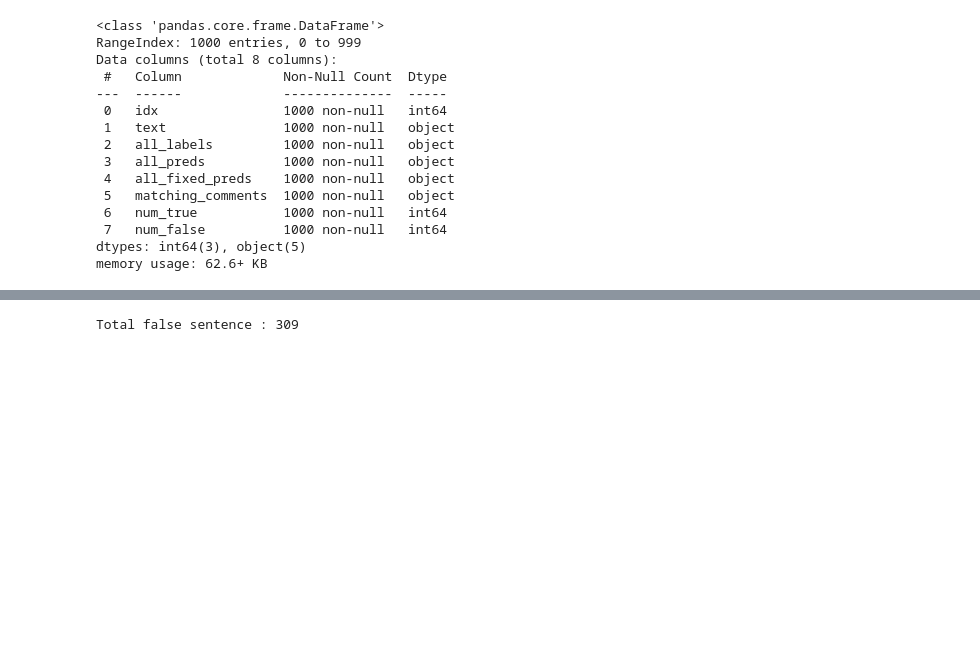
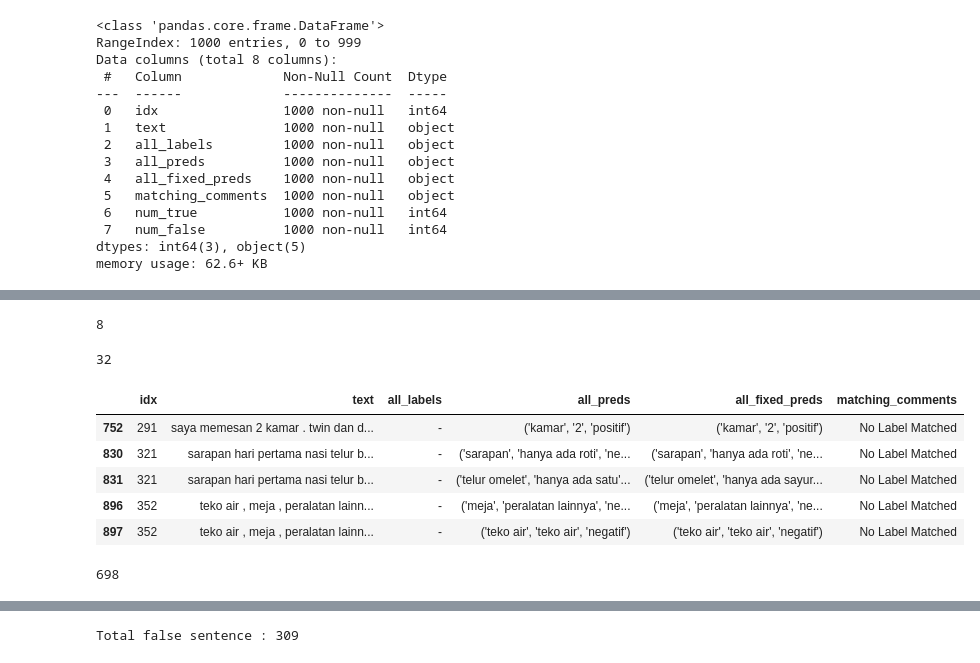
Before and after one commit to William9923/indonesian-aste-generative, a Jupyter notebook: Analysis.ipynb, the cells around one changed output, grey strips where cells are left out. Saved outputs shown, nothing was run; the diff lists cells and outputs as text; code cells hidden in the pictures; blank space fills up the shorter version.

```diff
--- a/Analysis.ipynb
+++ b/Analysis.ipynb
@@ -13,9 +13,10 @@ import pandas as pd
 import pickle
 # %%
 # == Baseline reports ==
-path = "./data/m3/test/triplets.csv"
+path = "./data/analysis/m2/triplets.csv"
 triplets = pd.read_csv(path)
 triplets = triplets.fillna("-")
+triplets = triplets.loc[triplets.matching_comments != "-"]
 triplets.info()
 # %% [output]
 <class 'pandas.core.frame.DataFrame'>
@@ -54,0 +136,29 @@ memory usage: 62.6+ KB
+# %%
+import editdistance
+
+editdistance.eval("tempatnya", "nuwun")
+# %% [output]
+8
+# %%
+len(statement_idx)
+# %% [output]
+32
+# %%
+statement_idx = [292, 318, 322, 334, 353, 355, 364, 404, 429, 452, 468, 472, 556, 568, 653, 681, 701, 712, 757, 764, 772, 780, 784, 799, 834, 847, 892, 912, 922, 975, 979, 980]
+data = triplets.loc[triplets.idx.isin([idx-1 for idx in statement_idx])]
+len(data)
+
+data.to_csv("statement-analysis.csv", index=False)
+
+data.head()
+# %% [output]
+|  | idx | text | all_labels | all_preds | all_fixed_preds | matching_comments |
+| 752 | 291 | saya memesan 2 kamar . twin dan d... | - | ('kamar', '2', 'positif') | ('kamar', '2', 'positif') | No Label Matched |
+| 830 | 321 | sarapan hari pertama nasi telur b... | - | ('sarapan', 'hanya ada roti', 'ne... | ('sarapan', 'hanya ada roti', 'ne... | No Label Matched |
+| 831 | 321 | sarapan hari pertama nasi telur b... | - | ('telur omelet', 'hanya ada satu'... | ('telur omelet', 'hanya ada sayur... | No Label Matched |
+| 896 | 352 | teko air , meja , peralatan lainn... | - | ('meja', 'peralatan lainnya', 'ne... | ('meja', 'peralatan lainnya', 'ne... | No Label Matched |
+| 897 | 352 | teko air , meja , peralatan lainn... | - | ('teko air', 'teko air', 'negatif') | ('teko air', 'teko air', 'negatif') | No Label Matched |
+# %%
+len(triplets.loc[(triplets.matching_comments != "Found Exact")])
+# %% [output]
+698
```
Also changed, not shown: parts of 24 cells of this notebook, 8 other files.
